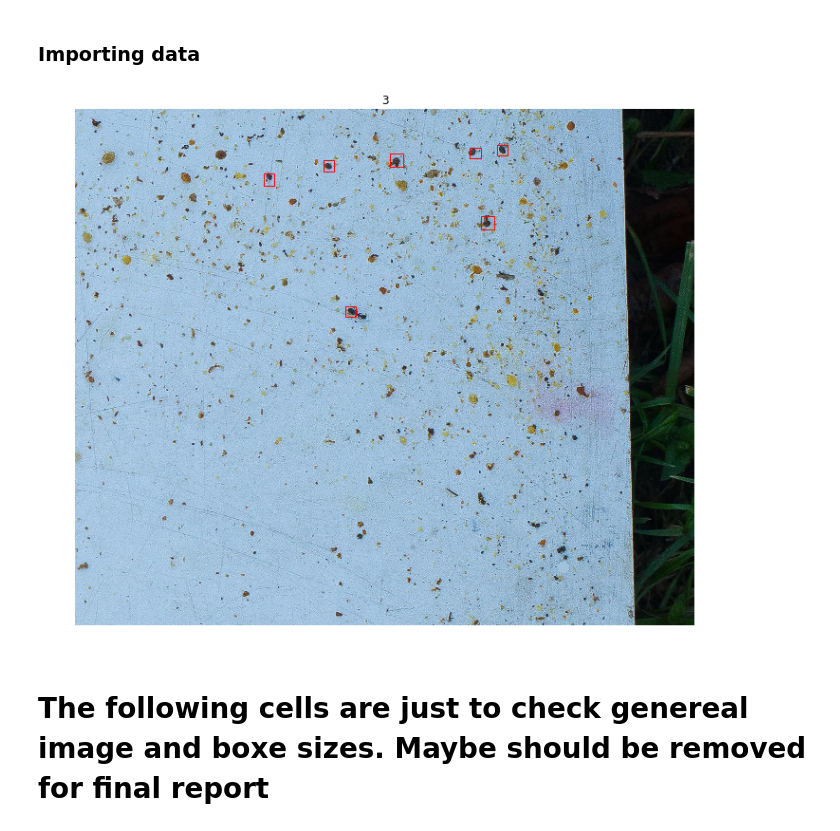
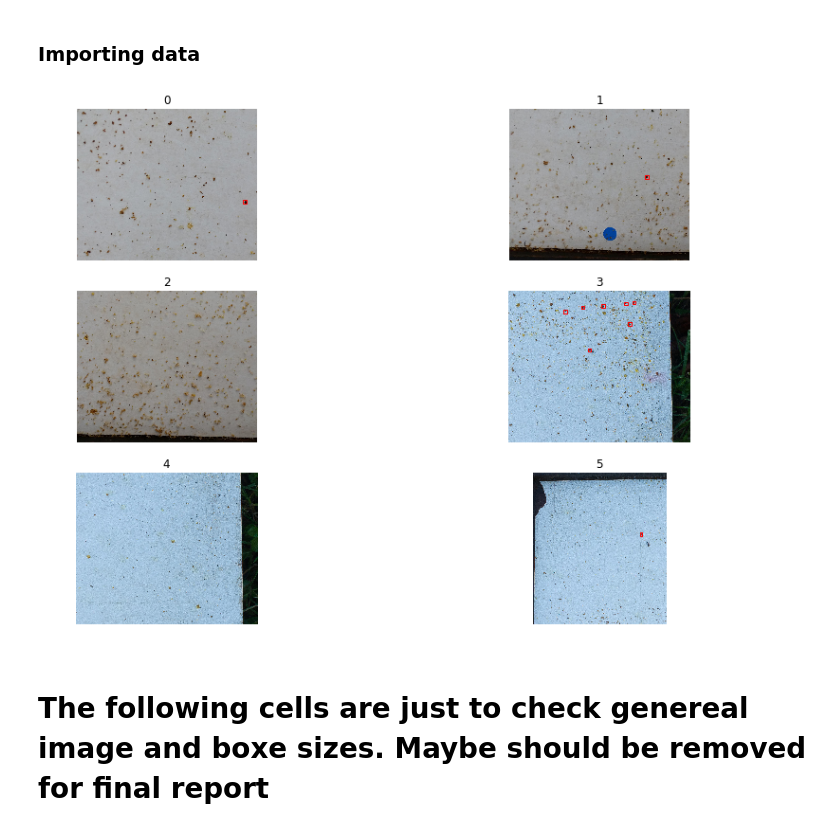
Before and after one commit to emilebourban/IAPR-project, a Jupyter notebook: special_project.ipynb, the cells around one changed output. Drawn from its saved outputs; the diff is of its cells as text; code cells hidden in the pictures.

```diff
--- a/special_project.ipynb
+++ b/special_project.ipynb
@@ -89,16 +89,43 @@ validation_anno_path = os.path.join(data_path,'annotations/validation')
 anno_val = [parse_file(os.path.join(validation_anno_path,f)) for f in os.listdir(validation_anno_path)\
                  if (os.path.isfile(os.path.join(validation_anno_path, f)) and f.endswith('.xml'))]
 # %%
-def plot_images(images, annotations, names, subplots, figsize=(12, 12), bbox=True):
-    '''plotting function'''
+def bbox_to_array(annotations):
+    '''returns only the bbox of the annotations in a numpy array'''
+    bbox_array = []
+    for anno in annotations:
+        temp = []
+        for bbox in anno:
+            temp.append([bbox['bbox'][0], bbox['bbox'][1], bbox['bbox'][2], bbox['bbox'][3]])
+        bbox_array.append(temp)
+    return np.array(bbox_array)
+
+def plot_images(images, annotations, names, subplots, figsize=(12, 12), bbox=True, bbox_type='dict'):
+    '''plotting function
+    Input:
+        - images: either a single image or a list of images
+        - annotations: list image annotations either in the original form dict or as an array for predicted bboxes
+        - names: list of image names must be the same size as images
+        - subplots: tuple or list of 2 elements specifying subplots organisation must correspond to the number of images
+        - figsize: figure size
+        - bbox: if true, draws the bbox rectangles
+        - bbox_type: specify the annotations structure and type for easier handling
+        '''
+
     fig, axes = plt.subplots(subplots[0], subplots[1], figsize=figsize)
 
+    if bbox_type == 'dict':
+        bbox_array = bbox_to_array(annotations)
+    elif bbox_type == 'array':
+        bbox_array = annotations
+    else:
+        raise NotImplementedError
+
     if subplots[0]*subplots[1]>1:
-        for ax, im, nm, annotations in zip(axes.ravel(), images, names, annotations):
+        for ax, im, nm, annotation in zip(axes.ravel(), images, names, bbox_array):
             # Iterate over annotations
             if bbox:
-                for anno in annotations:
-                    rect = patches.Rectangle((anno['bbox'][0], anno['bbox'][1]), anno['bbox'][2], anno['bbox'][3],
+                for anno in annotation:
+                    rect = patches.Rectangle((anno[0], anno[1]), anno[2], anno[3],
                             linewidth=1,edgecolor='r',facecolor='none')
                     ax.add_patch(rect)
 
@@ -108,11 +135,10 @@ def plot_images(images, annotations, names, subplots, figsize=(12, 12), bbox=Tru
 
     else:
         if bbox:
-            for anno in annotations:
-                rect = patches.Rectangle((anno['bbox'][0], anno['bbox'][1]), anno['bbox'][2], anno['bbox'][3],
+            for anno in bbox_array:
+                rect = patches.Rectangle((anno[0], anno[1]), anno[2], anno[3],
                         linewidth=1,edgecolor='r',facecolor='none')
                 axes.add_patch(rect)
-
         axes.imshow(images)
         axes.axis('off')
         axes.set_title(names)
@@ -120,9 +146,9 @@ def plot_images(images, annotations, names, subplots, figsize=(12, 12), bbox=Tru
     plt.show()
 # %%
 names = [i for i in range(6)]
-plot_images(im_train[3], anno_train[3], 3, [1,1], figsize=(15, 10), bbox=True )
+plot_images(im_train[:6], anno_train[:6], names, [3,2], figsize=(15, 10), bbox=True )
 # %% [output]
-[figure, old version]
+[figure, new version]
 # %% [markdown]
 # The following cells are just to check genereal image and boxe sizes. Maybe should be removed for final report
 # %%
```
Also changed, not shown: parts of 11 cells of this notebook.
